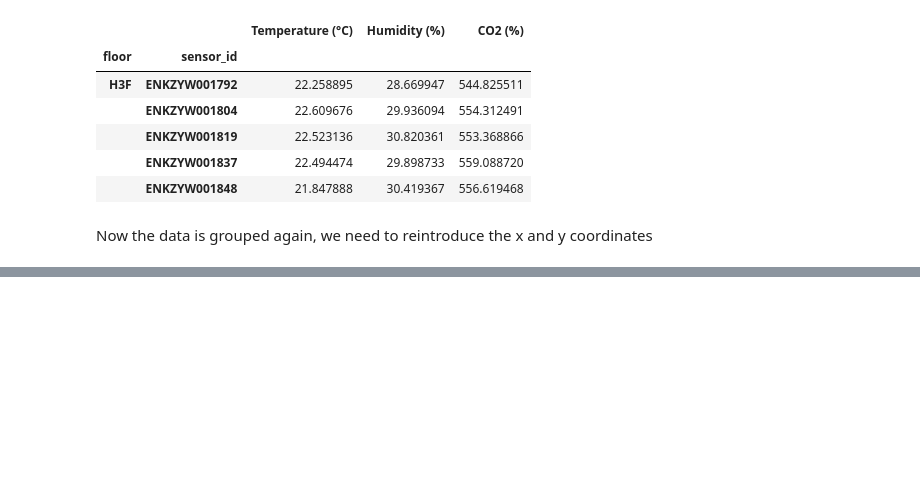
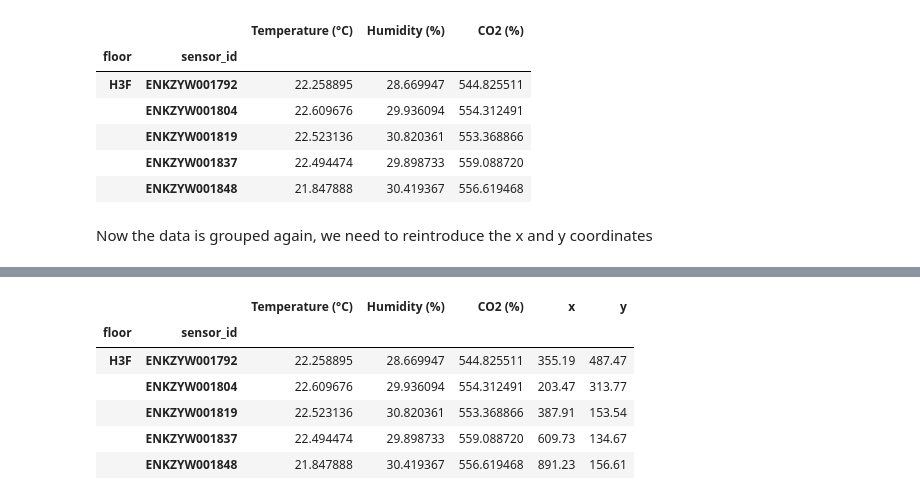
Before and after one commit to SidMurthy97/fp_task, a Jupyter notebook: analysis.ipynb, the cells around one changed output, grey strips where cells are left out. Saved outputs shown, nothing was run; the diff lists cells and outputs as text; code cells hidden in the pictures; blank space fills up the shorter version.

```diff
--- a/analysis.ipynb
+++ b/analysis.ipynb
@@ -499,0 +484,10 @@ for packet in tqdm(floor_data):
+# %%
+iaq_by_floors_sensors.head()
+# %% [output]
+|  |  | Temperature (°C) | Humidity (%) | CO2 (%) | x | y |
+| floor | sensor_id |  |  |  |  |  |
+| H3F | ENKZYW001792 | 22.258895 | 28.669947 | 544.825511 | 355.19 | 487.47 |
+|  | ENKZYW001804 | 22.609676 | 29.936094 | 554.312491 | 203.47 | 313.77 |
+|  | ENKZYW001819 | 22.523136 | 30.820361 | 553.368866 | 387.91 | 153.54 |
+|  | ENKZYW001837 | 22.494474 | 29.898733 | 559.088720 | 609.73 | 134.67 |
+|  | ENKZYW001848 | 21.847888 | 30.419367 | 556.619468 | 891.23 | 156.61 |
```
Also changed, not shown: parts of 2 cells of this notebook.
